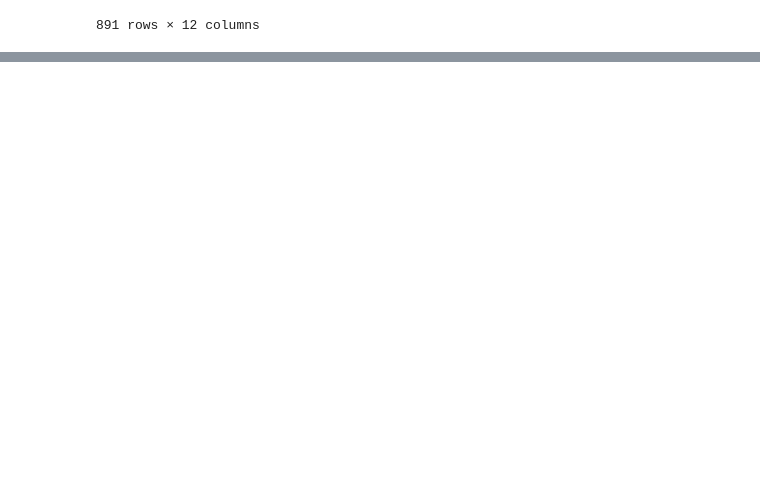
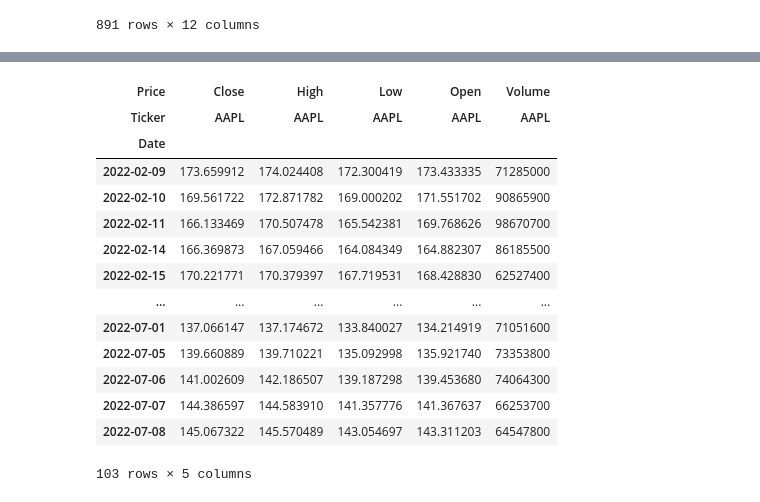
Before and after one commit to samwanyua/Python-Machine-Learning-Tutorial, a Jupyter notebook: Python_for_data_science/notebook.ipynb, the cells around one changed output, grey strips where cells are left out. Drawn from its saved outputs; the diff is of its cells as text; code cells hidden in the pictures; blank space fills up the shorter version.

Commit message:
Time series

```diff
--- a/Python_for_data_science/notebook.ipynb
+++ b/Python_for_data_science/notebook.ipynb
@@ -433,0 +459,9 @@ data
+# %%
+# Time series -sequence of data measured over regular intervals
+# Python libraries - datetime, matplotlib, pandas, numpy
+# yFinance - library to fetch historical stock data
+
+import yfinance as yf
+# download apple stock data
+df = yf.download('AAPL', start='2022-01-01', end='2023-01-31')
+df
@@ -433,0 +592,18 @@ data
+# %%
+df.loc['2022-02-09': '2022-07-09']
+# %% [output]
+| Price | Close | High | Low | Open | Volume |
+| Ticker | AAPL | AAPL | AAPL | AAPL | AAPL |
+| Date |  |  |  |  |  |
+| 2022-02-09 | 173.659912 | 174.024408 | 172.300419 | 173.433335 | 71285000 |
+| 2022-02-10 | 169.561722 | 172.871782 | 169.000202 | 171.551702 | 90865900 |
+| 2022-02-11 | 166.133469 | 170.507478 | 165.542381 | 169.768626 | 98670700 |
+| 2022-02-14 | 166.369873 | 167.059466 | 164.084349 | 164.882307 | 86185500 |
+| 2022-02-15 | 170.221771 | 170.379397 | 167.719531 | 168.428830 | 62527400 |
+| ... | ... | ... | ... | ... | ... |
+| 2022-07-01 | 137.066147 | 137.174672 | 133.840027 | 134.214919 | 71051600 |
+| 2022-07-05 | 139.660889 | 139.710221 | 135.092998 | 135.921740 | 73353800 |
+| 2022-07-06 | 141.002609 | 142.186507 | 139.187298 | 139.453680 | 74064300 |
+| 2022-07-07 | 144.386597 | 144.583910 | 141.357776 | 141.367637 | 66253700 |
+| 2022-07-08 | 145.067322 | 145.570489 | 143.054697 | 143.311203 | 64547800 |
+103 rows × 5 columns
```
Also changed, not shown: parts of 14 cells of this notebook, 1 other file.
